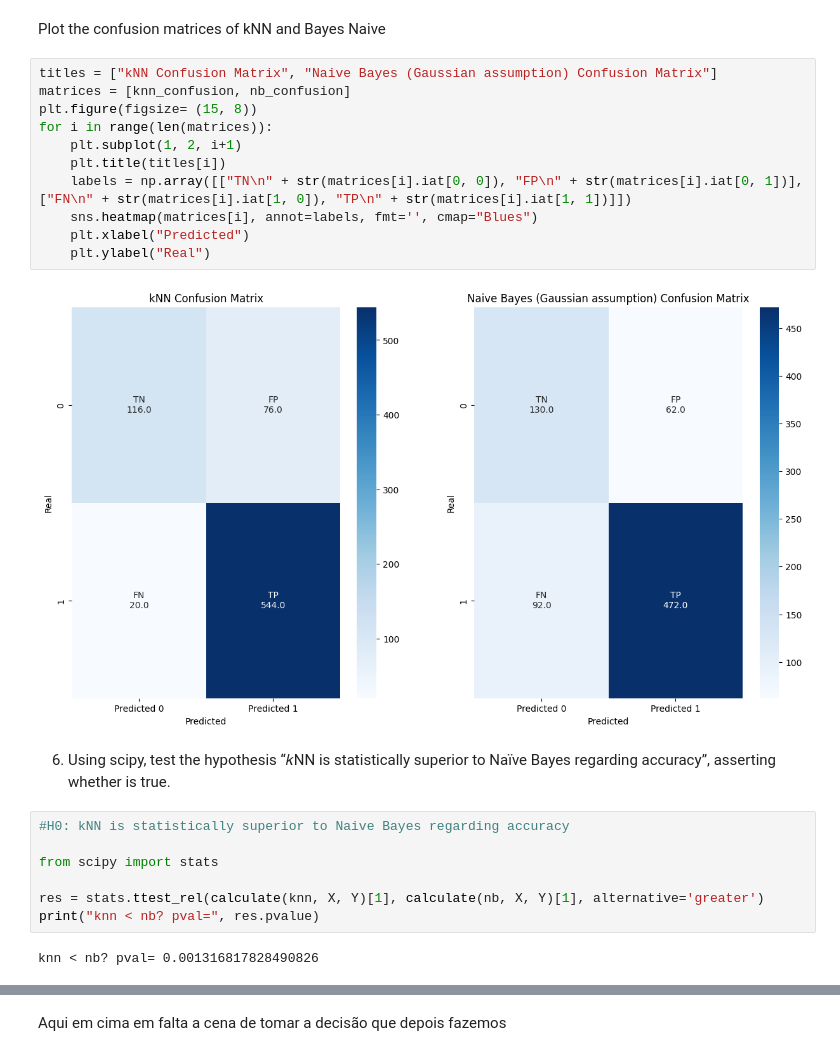
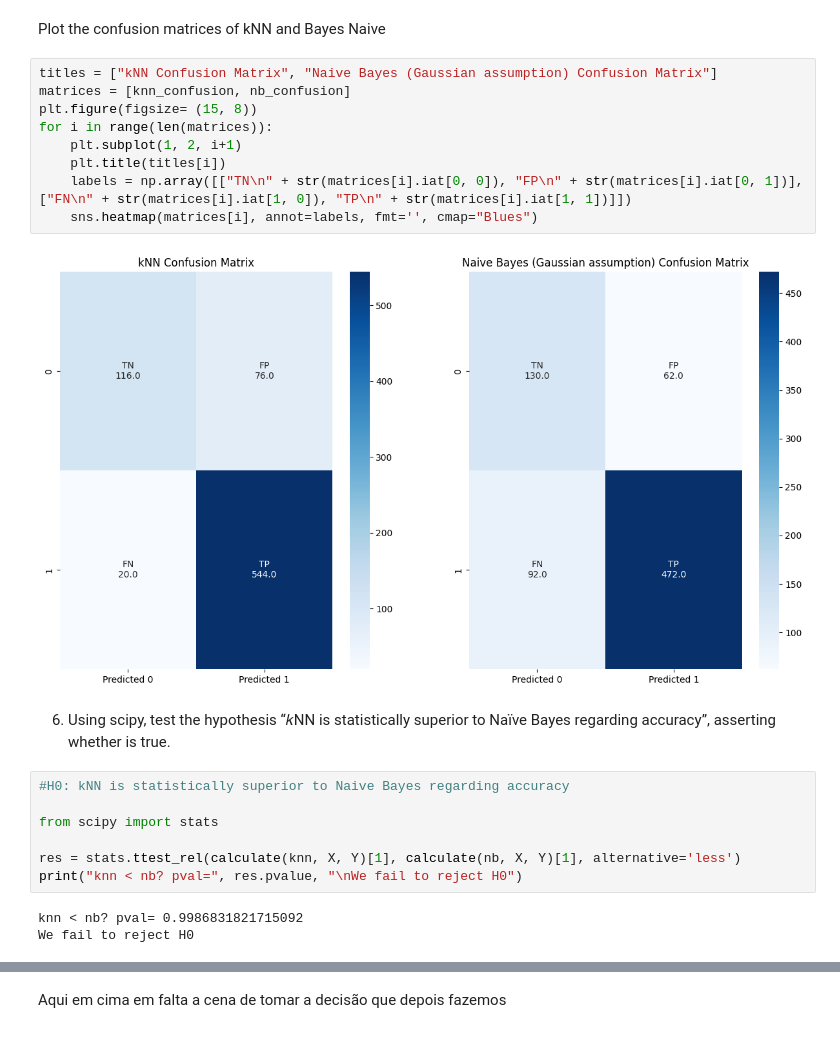
Before and after one commit to PedroChaps/Apre22_23-Homeworks, a Jupyter notebook: hw2/hw2.ipynb, the cells around one changed output, grey strips where cells are left out. Drawn from its saved outputs; the diff is of its cells as text.

```diff
--- a/hw2/hw2.ipynb
+++ b/hw2/hw2.ipynb
@@ -58,16 +58,14 @@ Plot the confusion matrices of kNN and Bayes Naive
 # %%
 titles = ["kNN Confusion Matrix", "Naive Bayes (Gaussian assumption) Confusion Matrix"]
 matrices = [knn_confusion, nb_confusion]
 plt.figure(figsize= (15, 8))
 for i in range(len(matrices)):
     plt.subplot(1, 2, i+1)
     plt.title(titles[i])
     labels = np.array([["TN\n" + str(matrices[i].iat[0, 0]), "FP\n" + str(matrices[i].iat[0, 1])], ["FN\n" + str(matrices[i].iat[1, 0]), "TP\n" + str(matrices[i].iat[1, 1])]])
     sns.heatmap(matrices[i], annot=labels, fmt='', cmap="Blues")
-    plt.xlabel("Predicted")
-    plt.ylabel("Real")
 # %% [output]
-[figure, old version]
+[figure, new version]
 # %% [markdown]
 6) Using scipy, test the hypothesis “𝑘NN is statistically superior to Naïve Bayes regarding accuracy”, asserting whether is true.
 # %%
@@ -75,7 +73,8 @@ for i in range(len(matrices)):
 
 from scipy import stats
 
-res = stats.ttest_rel(calculate(knn, X, Y)[1], calculate(nb, X, Y)[1], alternative='greater')
-print("knn < nb? pval=", res.pvalue)
+res = stats.ttest_rel(calculate(knn, X, Y)[1], calculate(nb, X, Y)[1], alternative='less')
+print("knn < nb? pval=", res.pvalue, "\nWe fail to reject H0")
 # %% [output]
-knn < nb? pval= 0.001316817828490826
+knn < nb? pval= 0.9986831821715092
+We fail to reject H0
```
Also changed, not shown: parts of 5 cells of this notebook, 6 other files.
